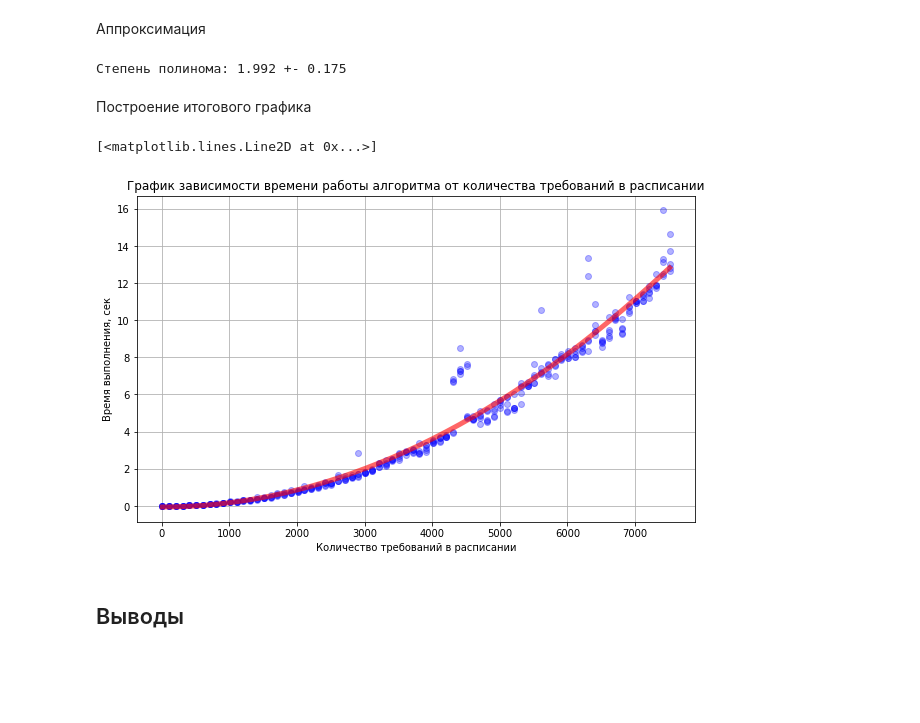
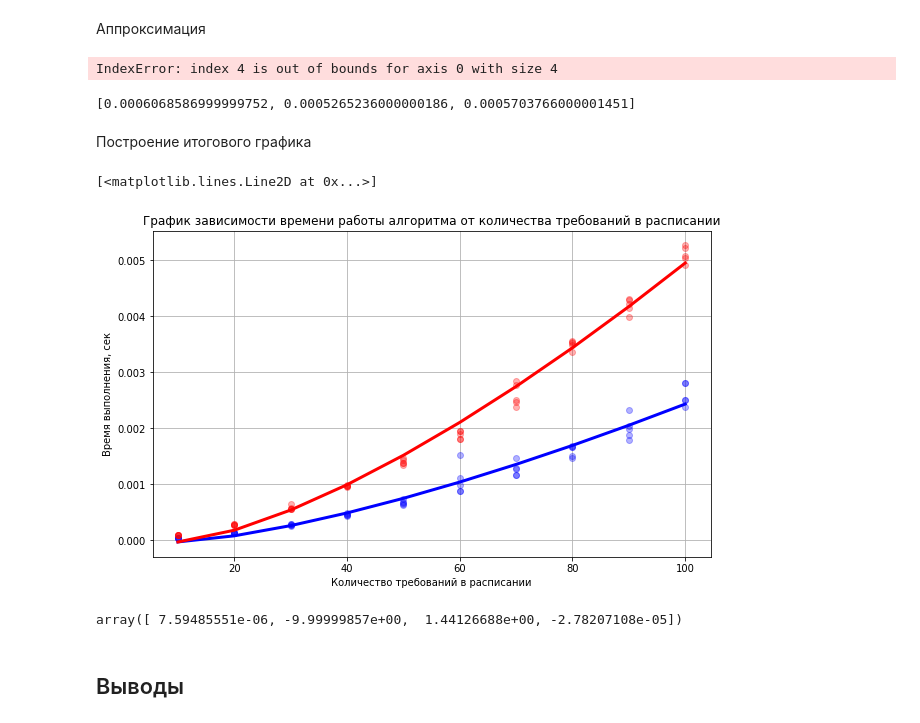
Before and after one commit to andtun/schedules, a Jupyter notebook: AlgTest0.ipynb, the cells around one changed output. Saved outputs shown, nothing was run; the diff lists cells and outputs as text; code cells hidden in the pictures; blank space fills up the shorter version.

Commit message:
Finish modified algorithm, serialization fix

```diff
--- a/AlgTest0.ipynb
+++ b/AlgTest0.ipynb
@@ -247,4 +245,0 @@ with open(filename, 'wb') as f:
-# %%
-# Deserializing
-with open(filename, 'rb') as f:
-    p = pickle.load(f)
@@ -251,3 +258,6 @@ with open(filename, 'rb') as f:
+# %%
+results_standard = deserialize('rs.pkl')
+results_modified = deserialize('rm.pkl')
 # %% [markdown]
 ## График и аппроксимация
 # %% [markdown]
@@ -258,27 +271,45 @@ def poly(x, A, b, p, c):
 # %% [markdown]
 Аппроксимация
 # %%
-x = list(map(lambda x: x.nDims, p))
-y = list(map(lambda x: x.get_mean_time(), p))
-popt, pcov = curve_fit(poly, x, y, (1, 0, 2, 0))
-perr = np.sqrt(np.diag(pcov))
-print("Степень полинома: %.3f +- %.3f" % (popt[2], perr[2]))
+def fit(p, fit_func):
+    x = list(map(lambda x: x.nDims, p))
+    y = list(map(lambda x: x.get_mean_time(), p))
+    popt, pcov = curve_fit(fit_func, x, y)
+    perr = np.sqrt(np.diag(pcov))
+    return x, y, popt, pcov, perr
-# %% [output]
-Степень полинома: 1.992 +- 0.175
+# %%
+x, y, popt, pcov, perr = fit(results_standard, fit_func=poly)
+xm, ym, poptm, pcovm, perrm = fit(results_modified, fit_func=poly)
+# %%
+print("Сложность модифицированного алгоритма O(n^%.2f * log(n*%.2f))" % (poptm[2], poptm[4]))
+print("Погршеность определения степени n: +-%.2f" % perrm[2])
+print("Погрешность определения коэффициента в логарифме: +-%.2f" % perrm[4])
+# %% [output]
+IndexError: index 4 is out of bounds for axis 0 with size 4
+# %%
+results_modified[12].timings
+# %% [output]
+[0.0006068586999999752, 0.0005265236000000186, 0.0005703766000001451]
 # %% [markdown]
 Построение итогового графика
 # %%
 fig = plt.figure(figsize=(10, 6))
 ax = fig.add_subplot(111)
 ax.grid()
 ax.plot(x, y, 'bo', alpha=0.3)
+ax.plot(xm, ym, 'ro', alpha=0.3)
 ax.set_title("График зависимости времени работы алгоритма от количества требований в расписании")
 ax.set_xlabel("Количество требований в расписании")
 ax.set_ylabel("Время выполнения, сек")
-ax.plot(x, poly(x, *popt), color='r', linewidth=5, alpha=0.6)
+ax.plot(x, poly(x, *popt), color='b', linewidth=3)
+ax.plot(xm, poly(xm, *poptm), color='r', linewidth=3)
 # %% [output]
 [<matplotlib.lines.Line2D at 0x...>]
-[figure, old version]
+[figure, new version]
+# %%
+poptm
+# %% [output]
+array([ 7.59485551e-06, -9.99999857e+00,  1.44126688e+00, -2.78207108e-05])
 # %% [markdown]
 ## Выводы
 # %% [markdown]
```
Also changed, not shown: parts of 27 cells of this notebook, 1 other file.
